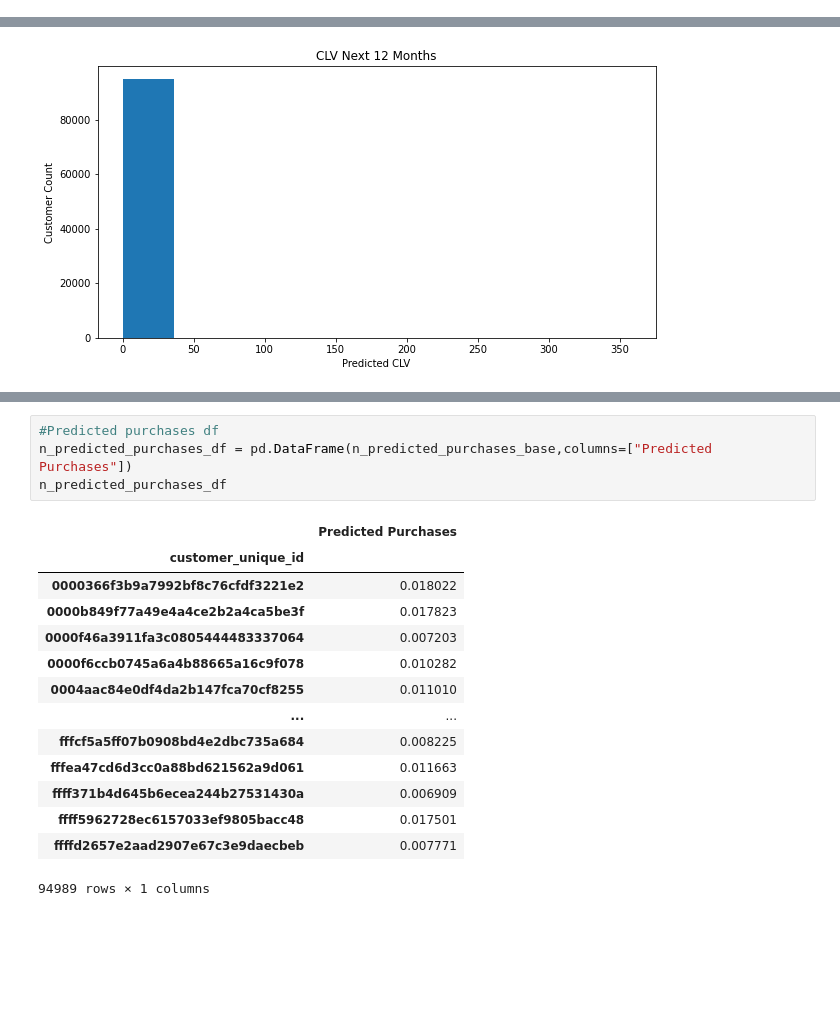
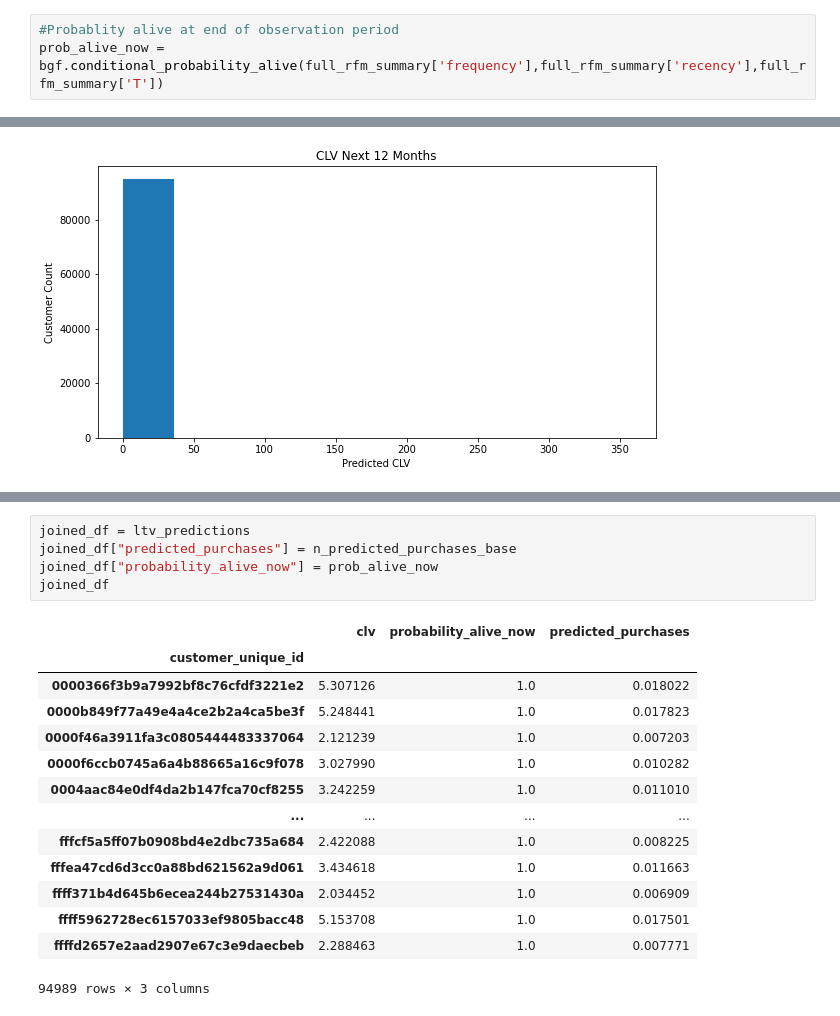
Before and after one commit to zander1268/custorama, a Jupyter notebook: modeling_pipeline.ipynb, the cells around one changed output, grey strips where cells are left out. Saved outputs shown, nothing was run; the diff lists cells and outputs as text; blank space fills up the shorter version.

```diff
--- a/modeling_pipeline.ipynb
+++ b/modeling_pipeline.ipynb
@@ -175,0 +167,3 @@ len(prob_alive_base)
+# %%
+#Probablity alive at end of observation period
+prob_alive_now = bgf.conditional_probability_alive(full_rfm_summary['frequency'],full_rfm_summary['recency'],full_rfm_summary['T'])
@@ -238,19 +215,20 @@ ltv_predictions
-# %%
-#Predicted purchases df
-n_predicted_purchases_df = pd.DataFrame(n_predicted_purchases_base,columns=["Predicted Purchases"])
-n_predicted_purchases_df
-# %% [output]
-|  | Predicted Purchases |
-| customer_unique_id |  |
-| 0000366f3b9a7992bf8c76cfdf3221e2 | 0.018022 |
-| 0000b849f77a49e4a4ce2b2a4ca5be3f | 0.017823 |
-| 0000f46a3911fa3c0805444483337064 | 0.007203 |
-| 0000f6ccb0745a6a4b88665a16c9f078 | 0.010282 |
-| 0004aac84e0df4da2b147fca70cf8255 | 0.011010 |
-| ... | ... |
-| fffcf5a5ff07b0908bd4e2dbc735a684 | 0.008225 |
-| fffea47cd6d3cc0a88bd621562a9d061 | 0.011663 |
-| ffff371b4d645b6ecea244b27531430a | 0.006909 |
-| ffff5962728ec6157033ef9805bacc48 | 0.017501 |
-| ffffd2657e2aad2907e67c3e9daecbeb | 0.007771 |
-94989 rows × 1 columns
+# %%
+joined_df = ltv_predictions
+joined_df["predicted_purchases"] = n_predicted_purchases_base
+joined_df["probability_alive_now"] = prob_alive_now
+joined_df
+# %% [output]
+|  | clv | probability_alive_now | predicted_purchases |
+| customer_unique_id |  |  |  |
+| 0000366f3b9a7992bf8c76cfdf3221e2 | 5.307126 | 1.0 | 0.018022 |
+| 0000b849f77a49e4a4ce2b2a4ca5be3f | 5.248441 | 1.0 | 0.017823 |
+| 0000f46a3911fa3c0805444483337064 | 2.121239 | 1.0 | 0.007203 |
+| 0000f6ccb0745a6a4b88665a16c9f078 | 3.027990 | 1.0 | 0.010282 |
+| 0004aac84e0df4da2b147fca70cf8255 | 3.242259 | 1.0 | 0.011010 |
+| ... | ... | ... | ... |
+| fffcf5a5ff07b0908bd4e2dbc735a684 | 2.422088 | 1.0 | 0.008225 |
+| fffea47cd6d3cc0a88bd621562a9d061 | 3.434618 | 1.0 | 0.011663 |
+| ffff371b4d645b6ecea244b27531430a | 2.034452 | 1.0 | 0.006909 |
+| ffff5962728ec6157033ef9805bacc48 | 5.153708 | 1.0 | 0.017501 |
+| ffffd2657e2aad2907e67c3e9daecbeb | 2.288463 | 1.0 | 0.007771 |
+94989 rows × 3 columns
```
Also changed, not shown: parts of 7 cells of this notebook, 1 other file.
